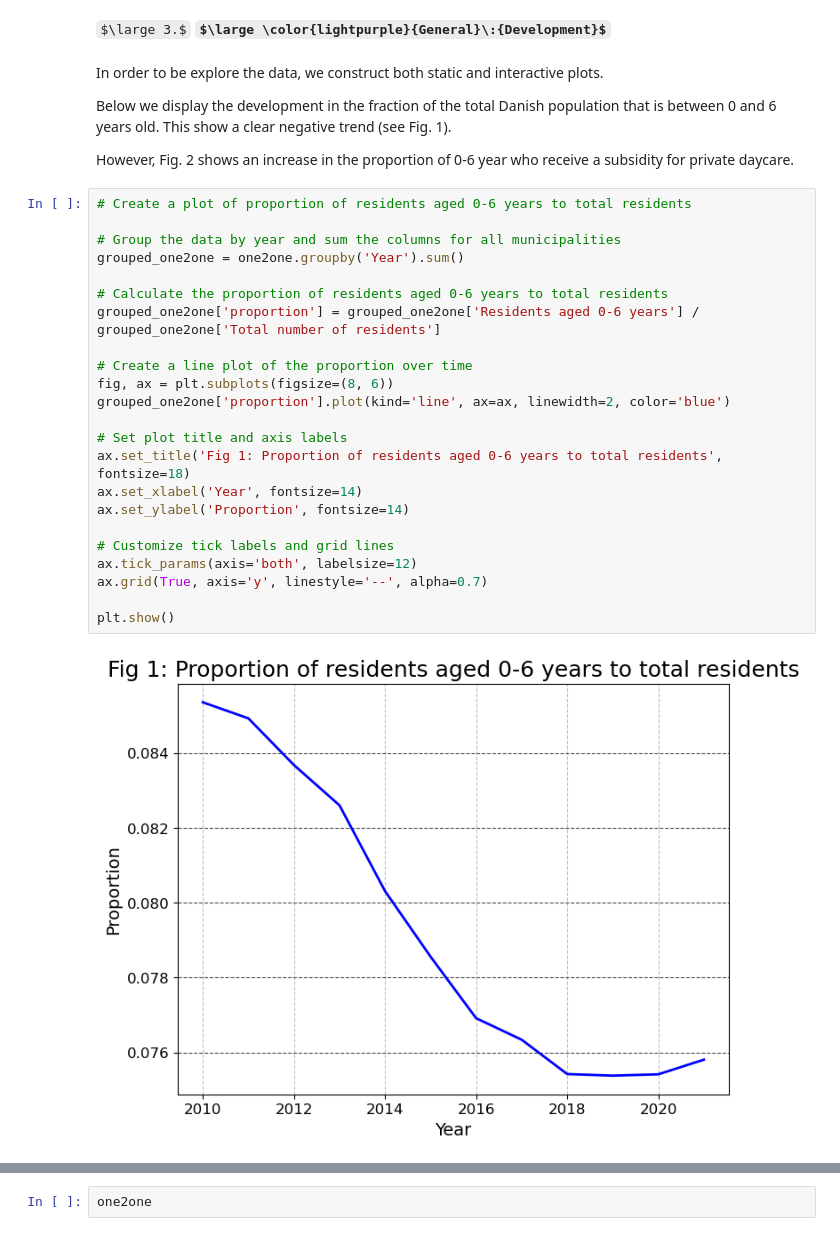
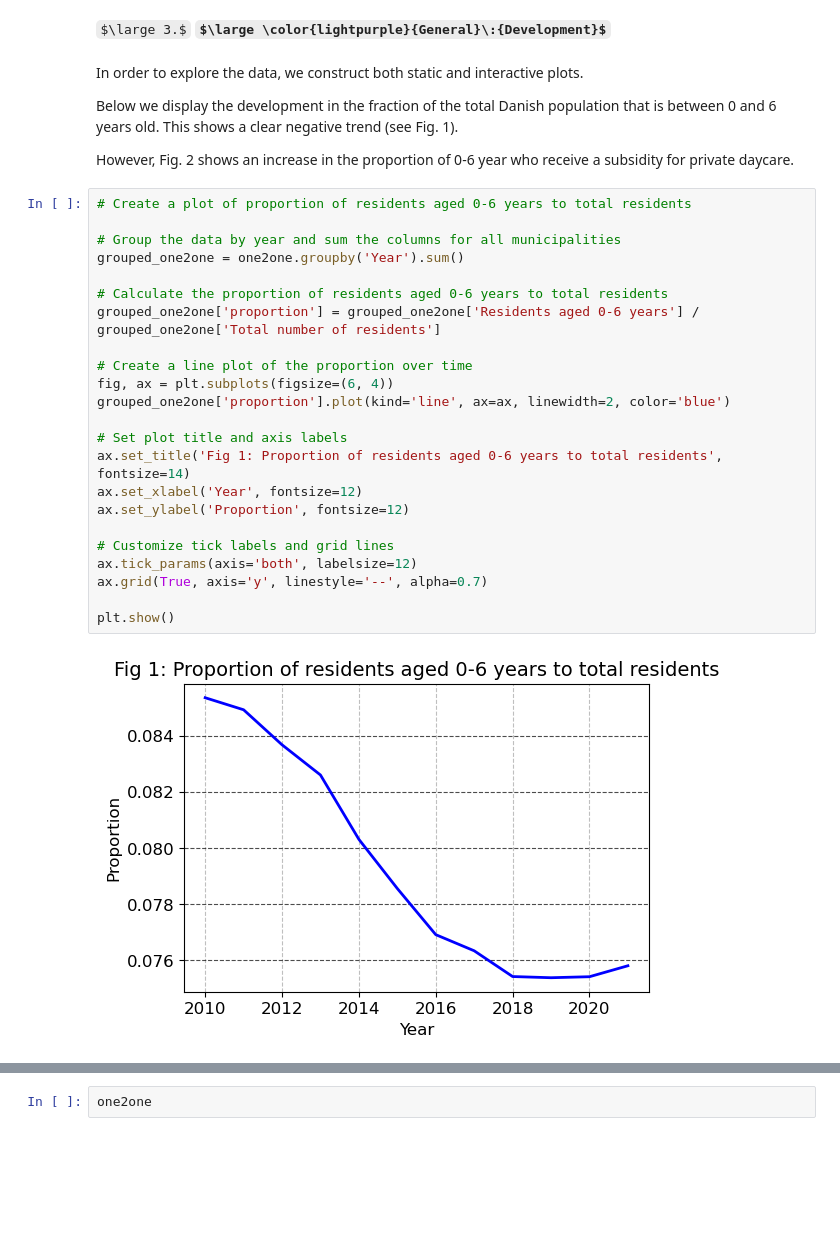
Before and after one commit to NumEconCopenhagen/projects-2023-agnete_louise_mathilde, a Jupyter notebook: dataproject/dataproject.ipynb, the cells around one changed output, grey strips where cells are left out. Drawn from its saved outputs; the diff is of its cells as text; some formulas as TeX source; blank space fills up the shorter version.

```diff
--- a/dataproject/dataproject.ipynb
+++ b/dataproject/dataproject.ipynb
@@ -169,36 +166,36 @@ one2one = pd.merge(data2,rec_gen,on=['Municipality', 'Year'],how='inner') # Merg
 # %% [markdown]
 $\large 3.$  **$\large \color{lightpurple}{General}\:{Development}$**
 # %% [markdown]
-In order to be explore the data, we construct both static and interactive plots.
+In order to explore the data, we construct both static and interactive plots.
 
-Below we display the development in the fraction of the total Danish population that is between 0 and 6 years old. This show a clear negative trend (see Fig. 1).
+Below we display the development in the fraction of the total Danish population that is between 0 and 6 years old. This shows a clear negative trend (see Fig. 1).
 
 However, Fig. 2 shows an increase in the proportion of 0-6 year who receive a subsidity for private daycare.
 # %%
 # Create a plot of proportion of residents aged 0-6 years to total residents
 
 # Group the data by year and sum the columns for all municipalities
 grouped_one2one = one2one.groupby('Year').sum()
 
 # Calculate the proportion of residents aged 0-6 years to total residents
 grouped_one2one['proportion'] = grouped_one2one['Residents aged 0-6 years'] / grouped_one2one['Total number of residents']
 
 # Create a line plot of the proportion over time
-fig, ax = plt.subplots(figsize=(8, 6))
+fig, ax = plt.subplots(figsize=(6, 4))
 grouped_one2one['proportion'].plot(kind='line', ax=ax, linewidth=2, color='blue')
 
 # Set plot title and axis labels
-ax.set_title('Fig 1: Proportion of residents aged 0-6 years to total residents', fontsize=18)
-ax.set_xlabel('Year', fontsize=14)
-ax.set_ylabel('Proportion', fontsize=14)
+ax.set_title('Fig 1: Proportion of residents aged 0-6 years to total residents', fontsize=14)
+ax.set_xlabel('Year', fontsize=12)
+ax.set_ylabel('Proportion', fontsize=12)
 
 # Customize tick labels and grid lines
 ax.tick_params(axis='both', labelsize=12)
 ax.grid(True, axis='y', linestyle='--', alpha=0.7)
 
 plt.show()
 # %% [output]
-[figure, old version]
+[figure, new version]
 # %%
 # Create a plot of proportion of residents aged 0-6 years who receives subsidies for private or at-home daycare to total residents aged 0-6 years
 
```
Also changed, not shown: parts of 5 cells of this notebook.
